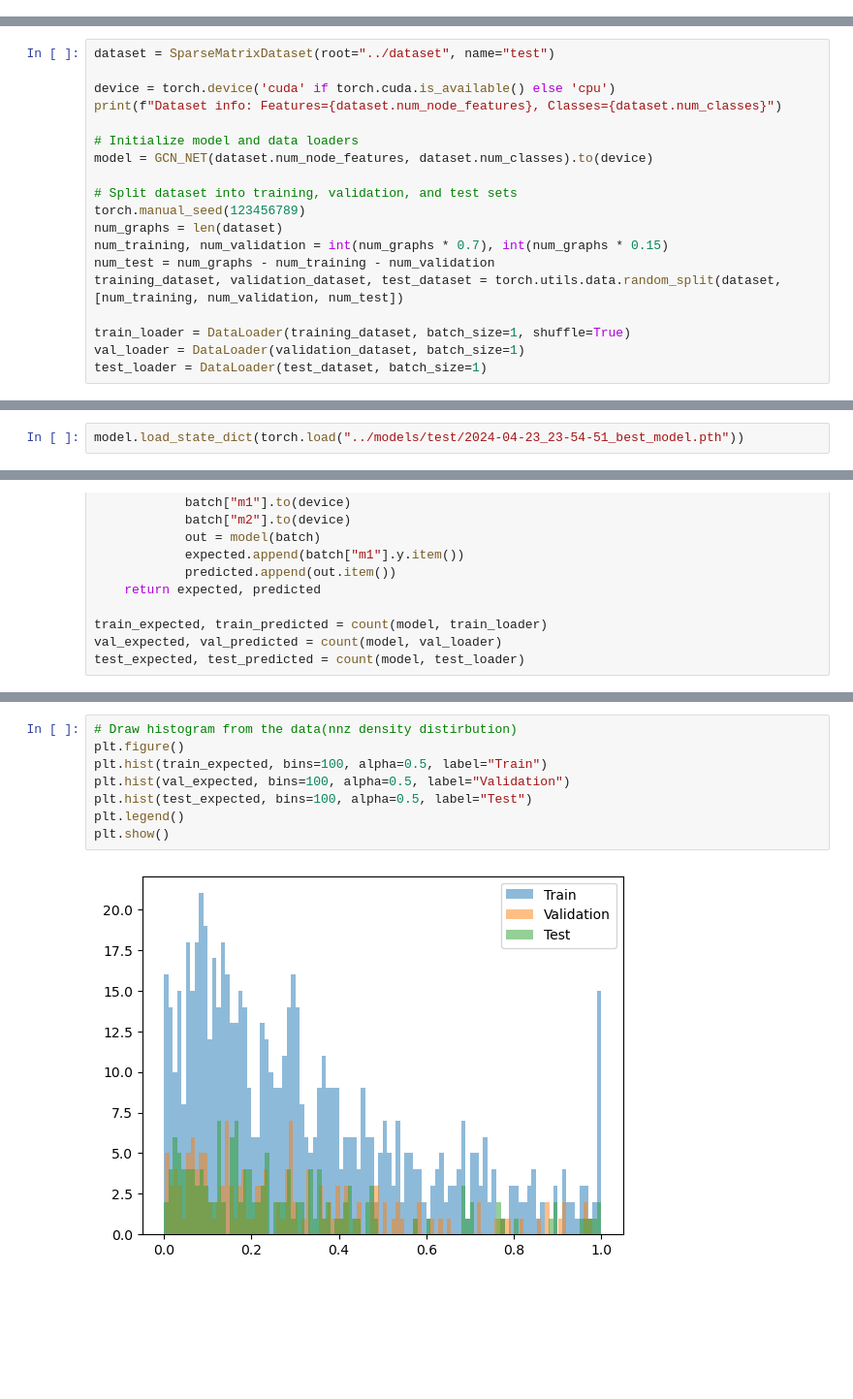
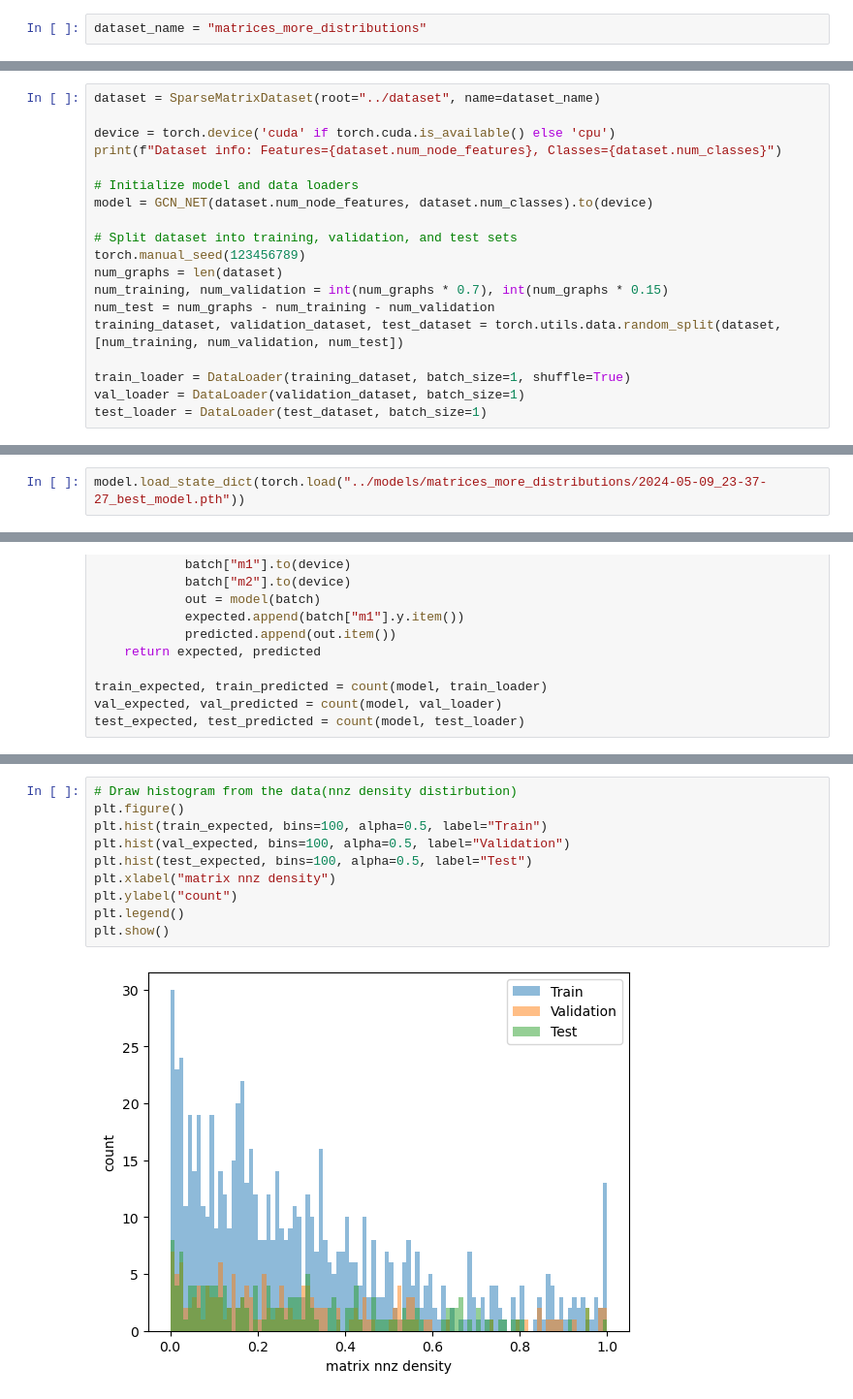
Before and after one commit to CharliePu/SparseMatrixDensity, a Jupyter notebook: GCNModel/evaluate.ipynb, the cells around one changed output, grey strips where cells are left out. Shown at 97% size. Cells and saved outputs as stored; diff of their text form; blank space fills up the shorter version.

```diff
--- a/GCNModel/evaluate.ipynb
+++ b/GCNModel/evaluate.ipynb
@@ -13,6 +13,8 @@ from tqdm import tqdm
 import matplotlib.pyplot as plt
 
 from dataset import SparseMatrixDataset
+# %%
+dataset_name = "matrices_more_distributions"
 # %%
 class GCN_NET(nn.Module):
     def __init__(self, features, classes):
@@ -75,7 +77,7 @@ class GCN_NET(nn.Module):
         x = self.linear2(x)
         return x
 # %%
-dataset = SparseMatrixDataset(root="../dataset", name="test")
+dataset = SparseMatrixDataset(root="../dataset", name=dataset_name)
 
 device = torch.device('cuda' if torch.cuda.is_available() else 'cpu')
 print(f"Dataset info: Features={dataset.num_node_features}, Classes={dataset.num_classes}")
@@ -99,5 +135,5 @@ Dataset info: Features=16, Classes=1
 # %%
-model.load_state_dict(torch.load("../models/test/2024-04-23_23-54-51_best_model.pth"))
+model.load_state_dict(torch.load("../models/matrices_more_distributions/2024-05-09_23-37-27_best_model.pth"))
 # %% [output]
 <All keys matched successfully>
 # %%
@@ -133,10 +170,12 @@ plt.show()
 # %%
 # Draw histogram from the data(nnz density distirbution)
 plt.figure()
 plt.hist(train_expected, bins=100, alpha=0.5, label="Train")
 plt.hist(val_expected, bins=100, alpha=0.5, label="Validation")
 plt.hist(test_expected, bins=100, alpha=0.5, label="Test")
+plt.xlabel("matrix nnz density")
+plt.ylabel("count")
 plt.legend()
 plt.show()
 # %% [output]
-[figure, old version]
+[figure, new version]
```
Also changed, not shown: parts of 2 cells of this notebook, 3 other files.
